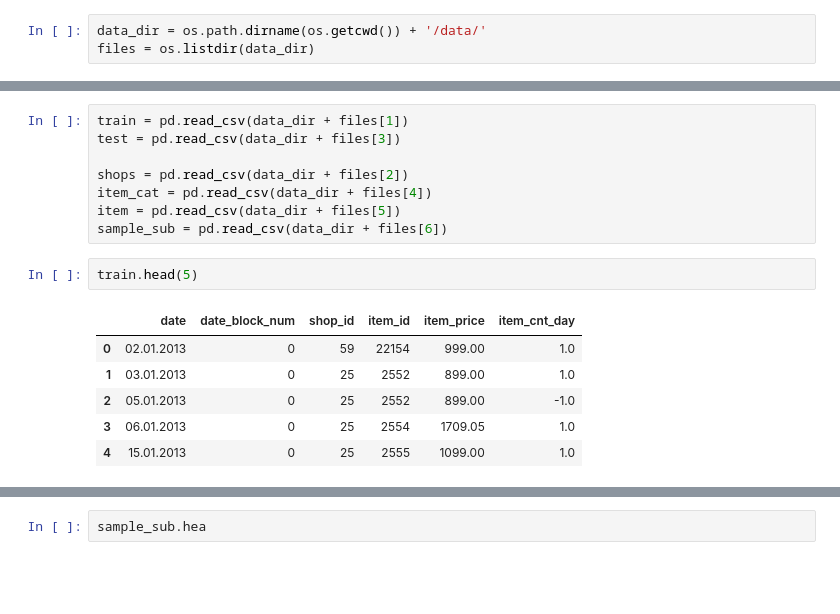
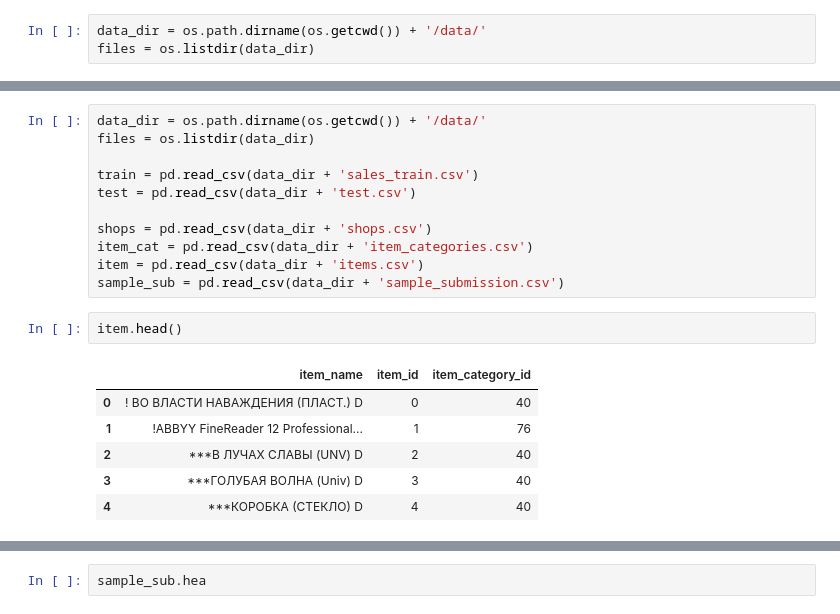
Before and after one commit to FluffyFu/coursera_win_ds_competition, a Jupyter notebook: final_project/code/EDA.ipynb, the cells around one changed output, grey strips where cells are left out. Saved outputs shown, nothing was run; the diff lists cells and outputs as text; blank space fills up the shorter version.

```diff
--- a/final_project/code/EDA.ipynb
+++ b/final_project/code/EDA.ipynb
@@ -23,18 +26,21 @@ files
  'sample_submission.csv']
 # %%
-train = pd.read_csv(data_dir + files[1])
-test = pd.read_csv(data_dir + files[3])
+data_dir = os.path.dirname(os.getcwd()) + '/data/'
+files = os.listdir(data_dir)
 
-shops = pd.read_csv(data_dir + files[2])
-item_cat = pd.read_csv(data_dir + files[4])
-item = pd.read_csv(data_dir + files[5])
-sample_sub = pd.read_csv(data_dir + files[6])
+train = pd.read_csv(data_dir + 'sales_train.csv')
+test = pd.read_csv(data_dir + 'test.csv')
+
+shops = pd.read_csv(data_dir + 'shops.csv')
+item_cat = pd.read_csv(data_dir + 'item_categories.csv')
+item = pd.read_csv(data_dir + 'items.csv')
+sample_sub = pd.read_csv(data_dir + 'sample_submission.csv')
-# %%
-train.head(5)
-# %% [output]
-|  | date | date_block_num | shop_id | item_id | item_price | item_cnt_day |
-| 0 | 02.01.2013 | 0 | 59 | 22154 | 999.00 | 1.0 |
-| 1 | 03.01.2013 | 0 | 25 | 2552 | 899.00 | 1.0 |
-| 2 | 05.01.2013 | 0 | 25 | 2552 | 899.00 | -1.0 |
-| 3 | 06.01.2013 | 0 | 25 | 2554 | 1709.05 | 1.0 |
-| 4 | 15.01.2013 | 0 | 25 | 2555 | 1099.00 | 1.0 |
+# %%
+item.head()
+# %% [output]
+|  | item_name | item_id | item_category_id |
+| 0 | ! ВО ВЛАСТИ НАВАЖДЕНИЯ (ПЛАСТ.) D | 0 | 40 |
+| 1 | !ABBYY FineReader 12 Professional... | 1 | 76 |
+| 2 | ***В ЛУЧАХ СЛАВЫ (UNV) D | 2 | 40 |
+| 3 | ***ГОЛУБАЯ ВОЛНА (Univ) D | 3 | 40 |
+| 4 | ***КОРОБКА (СТЕКЛО) D | 4 | 40 |
```
Also changed, not shown: parts of 2 cells of this notebook, 44 other files.
